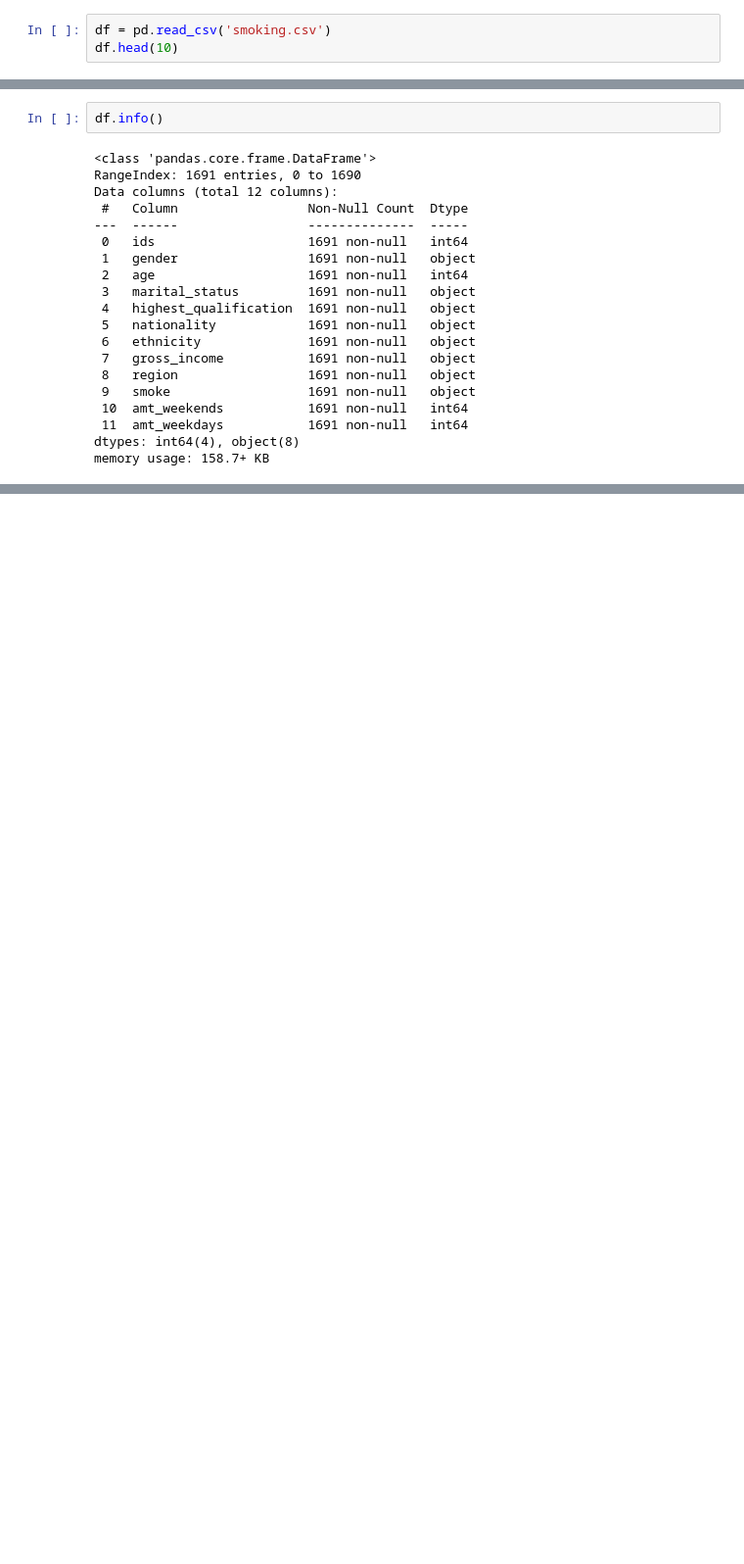
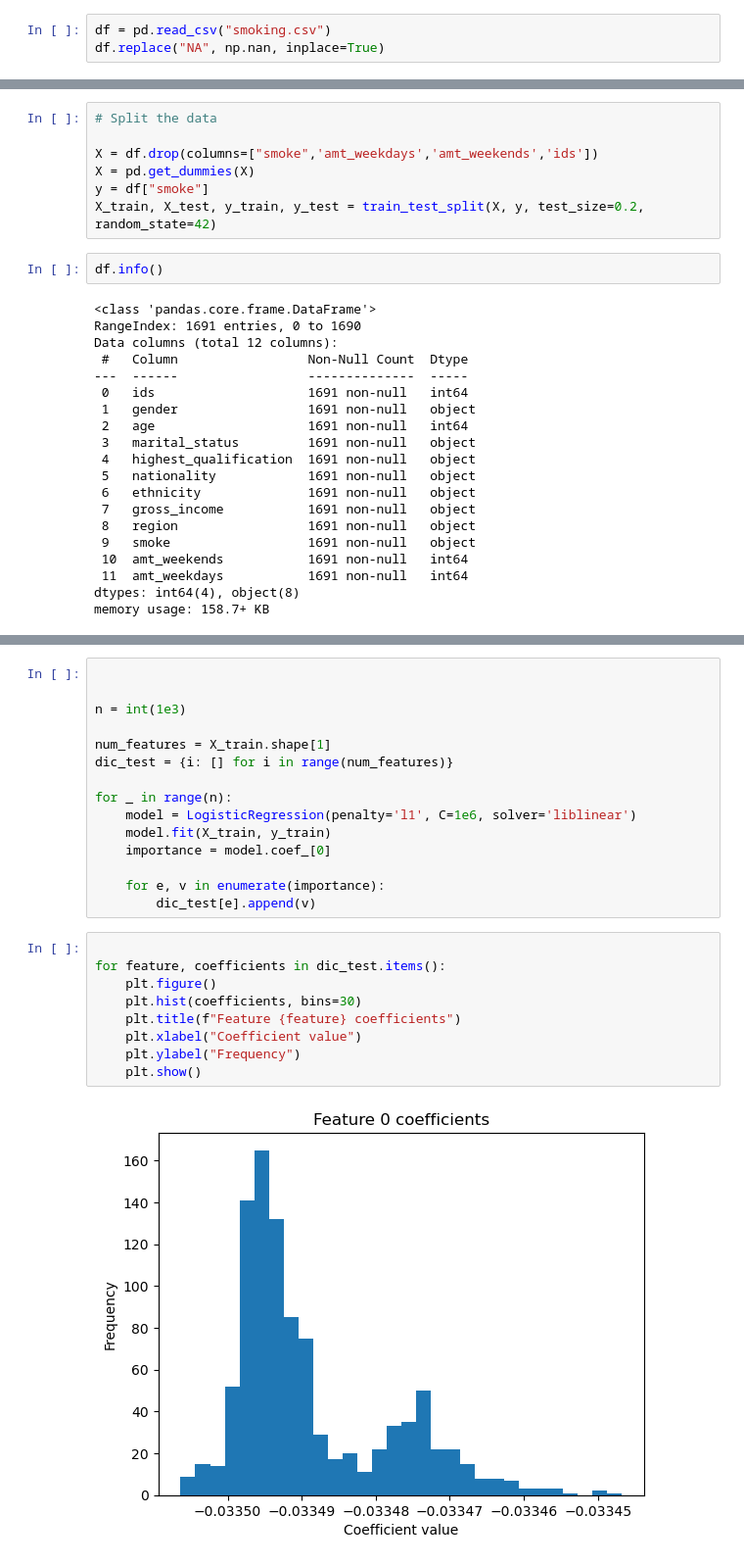
Before and after one commit to jvpazotti/Machine-learning-project, a Jupyter notebook: projeto.ipynb, the cells around one changed output, grey strips where cells are left out. Shown at 98% size. Drawn from its saved outputs; the diff is of its cells as text; blank space fills up the shorter version.

```diff
--- a/projeto.ipynb
+++ b/projeto.ipynb
@@ -6,3 +21,3 @@ import seaborn as sns
 # %%
-df = pd.read_csv('smoking.csv')
-df.head(10)
+df = pd.read_csv("smoking.csv")
+df.replace("NA", np.nan, inplace=True)
@@ -173,3 +265,10 @@ from sklearn.metrics import accuracy_score, precision_score, recall_score, f1_sc
+# %%
+# Split the data
+
+X = df.drop(columns=["smoke",'amt_weekdays','amt_weekends','ids'])
+X = pd.get_dummies(X)
+y = df["smoke"]
+X_train, X_test, y_train, y_test = train_test_split(X, y, test_size=0.2, random_state=42)
 # %%
 df.info()
 # %% [output]
@@ -196,0 +298,26 @@ df.drop(columns=['ids','region','nationality'], inplace=True)
+# %%
+
+
+n = int(1e3)
+
+num_features = X_train.shape[1]
+dic_test = {i: [] for i in range(num_features)}
+
+for _ in range(n):
+    model = LogisticRegression(penalty='l1', C=1e6, solver='liblinear')
+    model.fit(X_train, y_train)
+    importance = model.coef_[0]
+
+    for e, v in enumerate(importance):
+        dic_test[e].append(v)
+# %%
+
+for feature, coefficients in dic_test.items():
+    plt.figure()
+    plt.hist(coefficients, bins=30)
+    plt.title(f"Feature {feature} coefficients")
+    plt.xlabel("Coefficient value")
+    plt.ylabel("Frequency")
+    plt.show()
+# %% [output]
+[figure, added]
```
Also changed, not shown: parts of 19 cells of this notebook.
